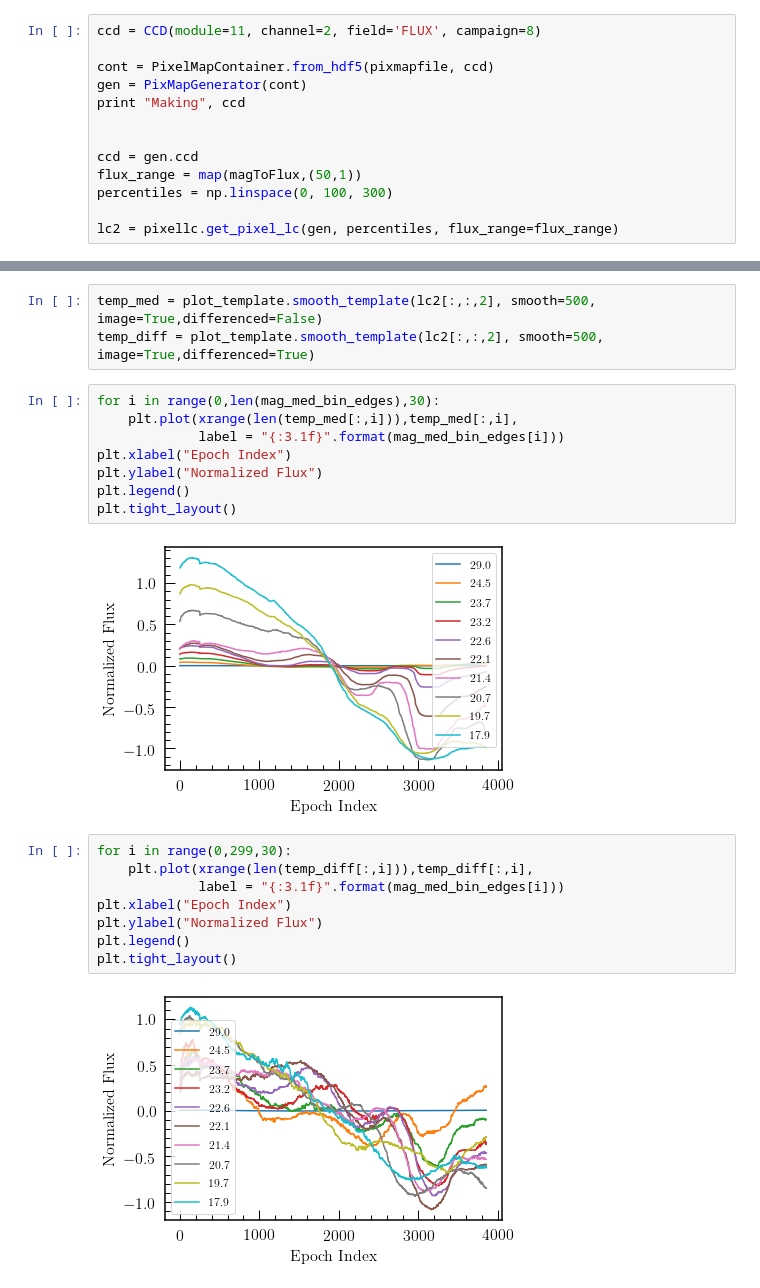
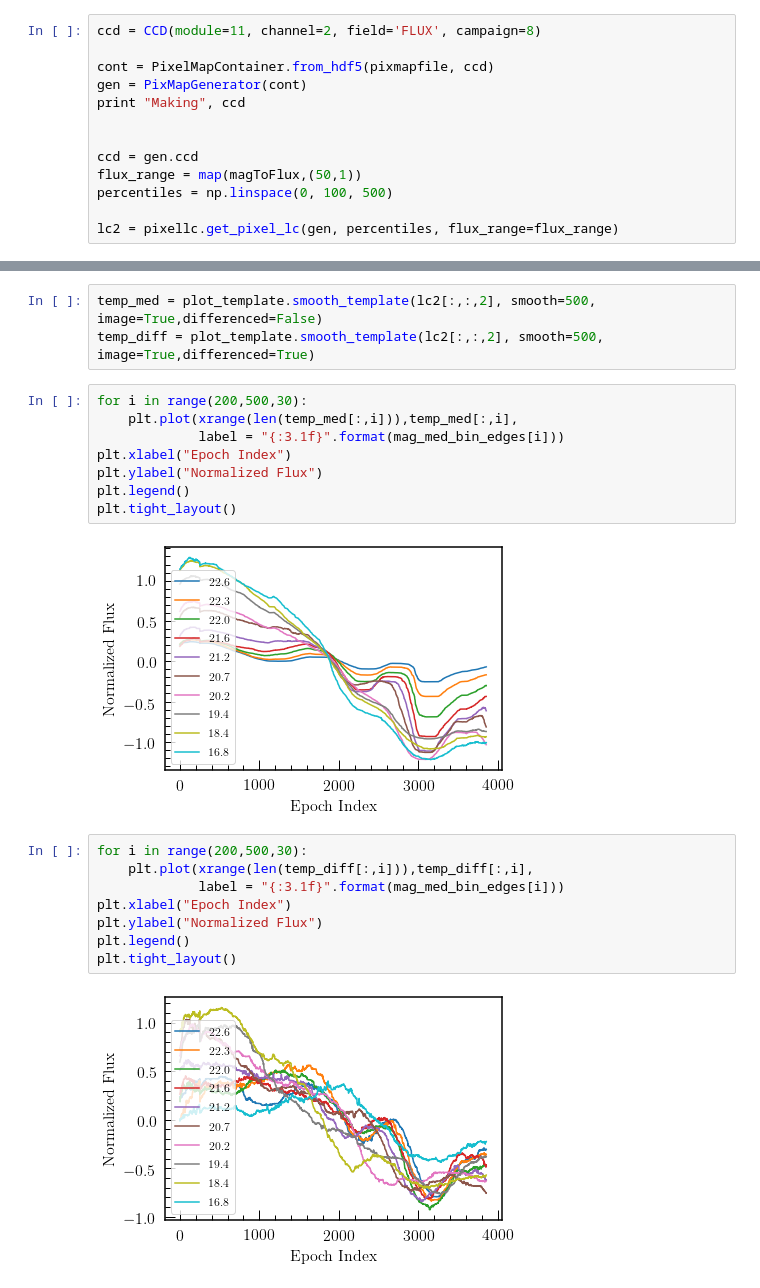
Before and after one commit to jmoreno28/k2_LongTermSystematics, a Jupyter notebook: MakeTemplateSystematicLC.ipynb, the cells around one changed output, grey strips where cells are left out. Saved outputs shown, nothing was run; the diff lists cells and outputs as text.

Commit message:
more percentiles

```diff
--- a/MakeTemplateSystematicLC.ipynb
+++ b/MakeTemplateSystematicLC.ipynb
@@ -133,7 +133,7 @@ print "Making", ccd
 
 ccd = gen.ccd
 flux_range = map(magToFlux,(50,1))
-percentiles = np.linspace(0, 100, 300)
+percentiles = np.linspace(0, 100, 500)
 
 lc2 = pixellc.get_pixel_lc(gen, percentiles, flux_range=flux_range)
 # %% [output]
@@ -150,7 +150,7 @@ mag_med_bin_edges = fluxToMag(flux_med_bin_edges)
 temp_med = plot_template.smooth_template(lc2[:,:,2], smooth=500, image=True,differenced=False)
 temp_diff = plot_template.smooth_template(lc2[:,:,2], smooth=500, image=True,differenced=True)
 # %%
-for i in range(0,len(mag_med_bin_edges),30):
+for i in range(200,500,30):
     plt.plot(xrange(len(temp_med[:,i])),temp_med[:,i],
              label = "{:3.1f}".format(mag_med_bin_edges[i]))
 plt.xlabel("Epoch Index")
@@ -158,14 +158,14 @@ plt.ylabel("Normalized Flux")
 plt.legend()
 plt.tight_layout()
 # %% [output]
-[figure, old version]
+[figure, new version]
 # %%
-for i in range(0,299,30):
+for i in range(200,500,30):
     plt.plot(xrange(len(temp_diff[:,i])),temp_diff[:,i],
              label = "{:3.1f}".format(mag_med_bin_edges[i]))
 plt.xlabel("Epoch Index")
 plt.ylabel("Normalized Flux")
 plt.legend()
 plt.tight_layout()
 # %% [output]
-[figure, old version]
+[figure, new version]
```
Also changed, not shown: parts of 2 cells of this notebook.
